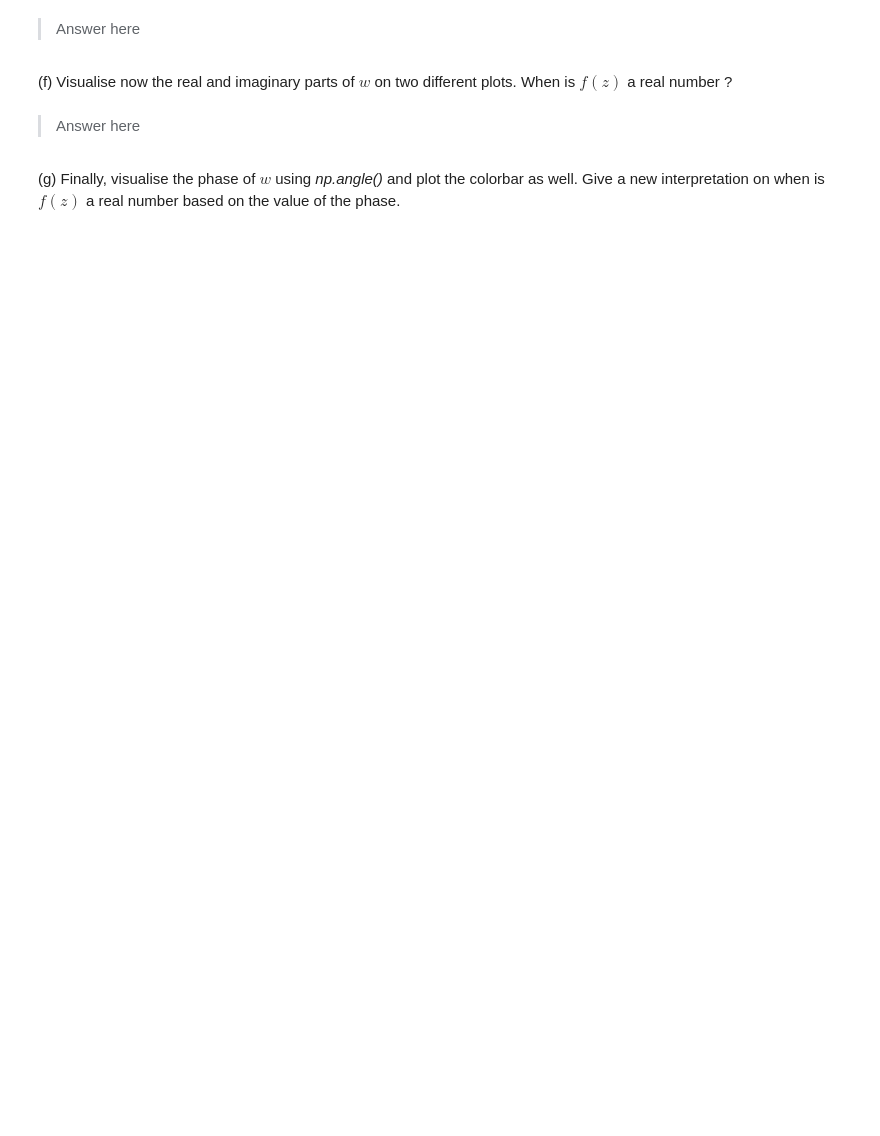
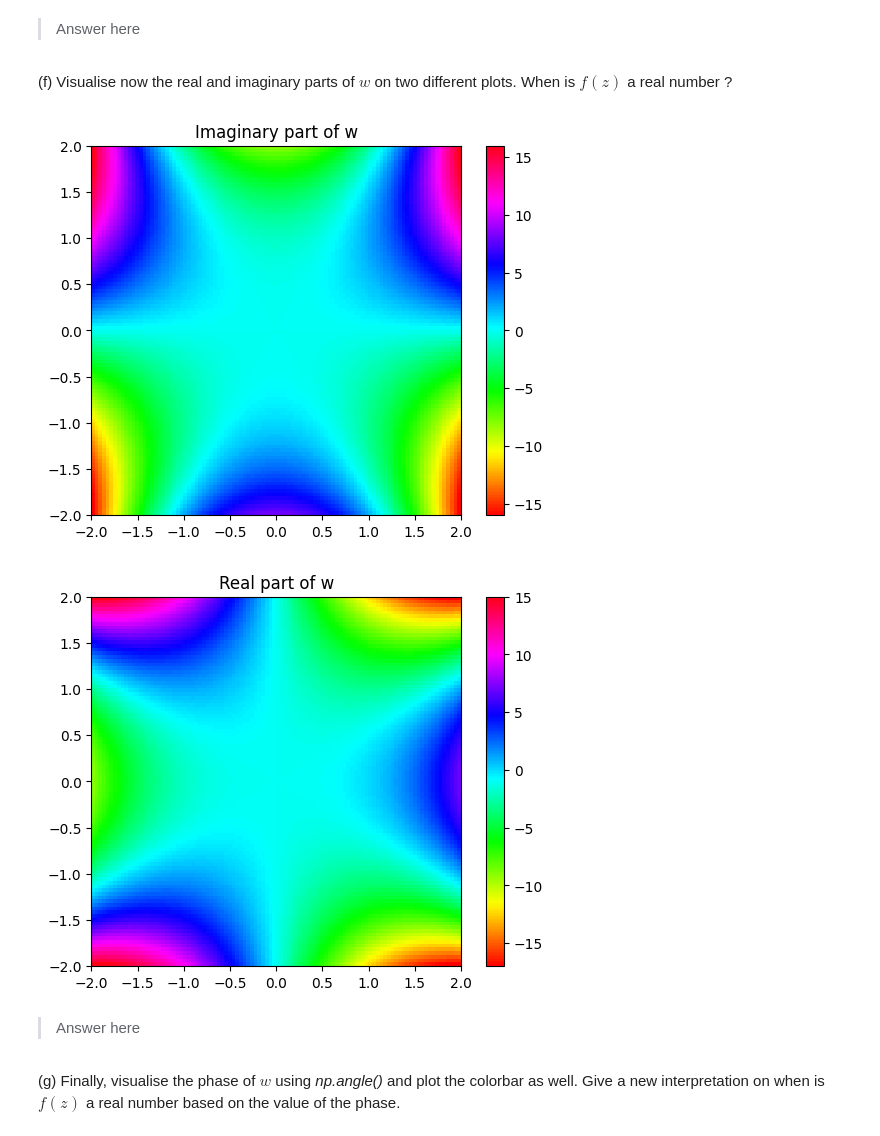
Before and after one commit to Arkanthara/digital_image_processing, a Jupyter notebook: TP7_donnet_michel.ipynb, the cells around one changed output. Saved outputs shown, nothing was run; the diff lists cells and outputs as text; code cells hidden in the pictures; blank space fills up the shorter version.

```diff
--- a/TP7_donnet_michel.ipynb
+++ b/TP7_donnet_michel.ipynb
@@ -76,6 +143,21 @@ Instead of visualizing directly $|w|$,  first apply the transformation $m = \log
 > Answer here
 # %% [markdown]
 (f) Visualise now the real and imaginary parts of $w$ on two different plots. When is $f(z)$ a real number ?
+# %%
+plt.figure()
+plt.title("Imaginary part of w")
+plt.imshow(w.imag, 'hsv', extent=(-2, 2, -2, 2))
+plt.colorbar()
+plt.show()
+
+plt.figure()
+plt.title("Real part of w")
+plt.imshow(w.real, 'hsv', extent=(-2, 2, -2, 2))
+plt.colorbar()
+plt.show()
+# %% [output]
+[figure, added]
+[figure, added]
 # %% [markdown]
 > Answer here
 # %% [markdown]
```
Also changed, not shown: parts of 11 cells of this notebook.
